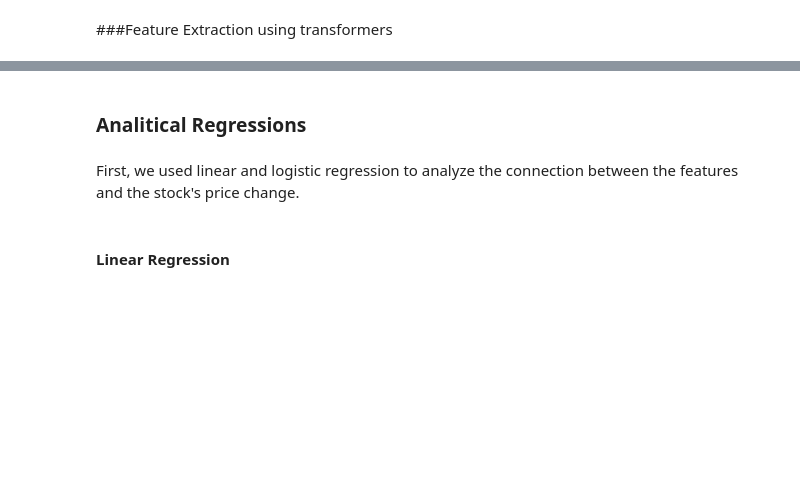
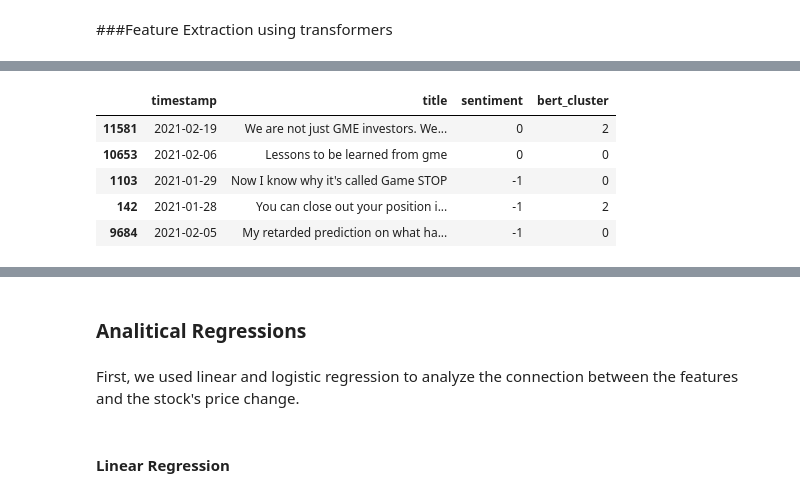
Before and after one commit to amit-shahar/StockValues, a Jupyter notebook: StocksValues.ipynb, the cells around one changed output, grey strips where cells are left out. Drawn from its saved outputs; the diff is of its cells as text; code cells hidden in the pictures; blank space fills up the shorter version.

```diff
--- a/StocksValues.ipynb
+++ b/StocksValues.ipynb
@@ -964,11 +1207,12 @@ plt.show()
 # %%
-import transformers
-from transformers import BertTokenizer, BertModel
-import torch
-import math
-import time
-import progressbar
+#@title using BERT for feature extracting
+
 device = torch.device('cuda' if torch.cuda.is_available() else 'cpu')
 model_class, tokenizer_class, pretrained_weights = (BertModel, BertTokenizer, 'bert-base-uncased')
 tokenizer = tokenizer_class.from_pretrained(pretrained_weights)
 model = model_class.from_pretrained(pretrained_weights).to(device)
+
+features = extract_features(df=GME_df, text_col = 'title', batch_size=1024)
+embeddings = list(features)
+GME_df['bert_features'] = embeddings
+GME_df[['timestamp','title','body','sentiment','bert_features']].sample(5)
@@ -1036,0 +1252,17 @@ GME_df['bert_features'] = embeddings
+# %%
+#@title clustering BERT features
+X_b = GME_df['bert_features']
+kmeans = KMeans(n_clusters=3, random_state=42)
+# fit the mode
+kmeans.fit(X_b.to_list())
+# store cluster labels in a variable
+clusters = kmeans.labels_
+GME_df['bert_cluster'] = clusters
+GME_df[['timestamp','title','sentiment','bert_cluster']].sample(5)
+# %% [output]
+|  | timestamp | title | sentiment | bert_cluster |
+| 11581 | 2021-02-19 | We are not just GME investors. We... | 0 | 2 |
+| 10653 | 2021-02-06 | Lessons to be learned from gme | 0 | 0 |
+| 1103 | 2021-01-29 | Now I know why it's called Game STOP | -1 | 0 |
+| 142 | 2021-01-28 | You can close out your position i... | -1 | 2 |
+| 9684 | 2021-02-05 | My retarded prediction on what ha... | -1 | 0 |
```
Also changed, not shown: parts of 57 cells of this notebook.
